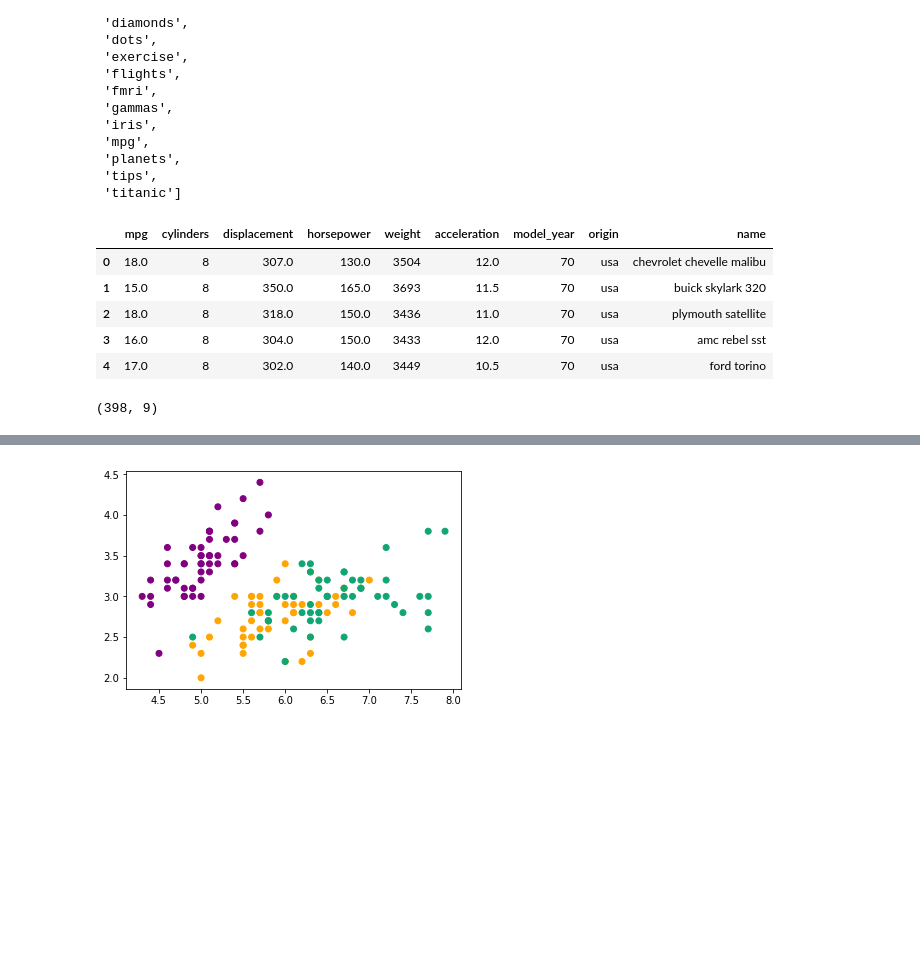
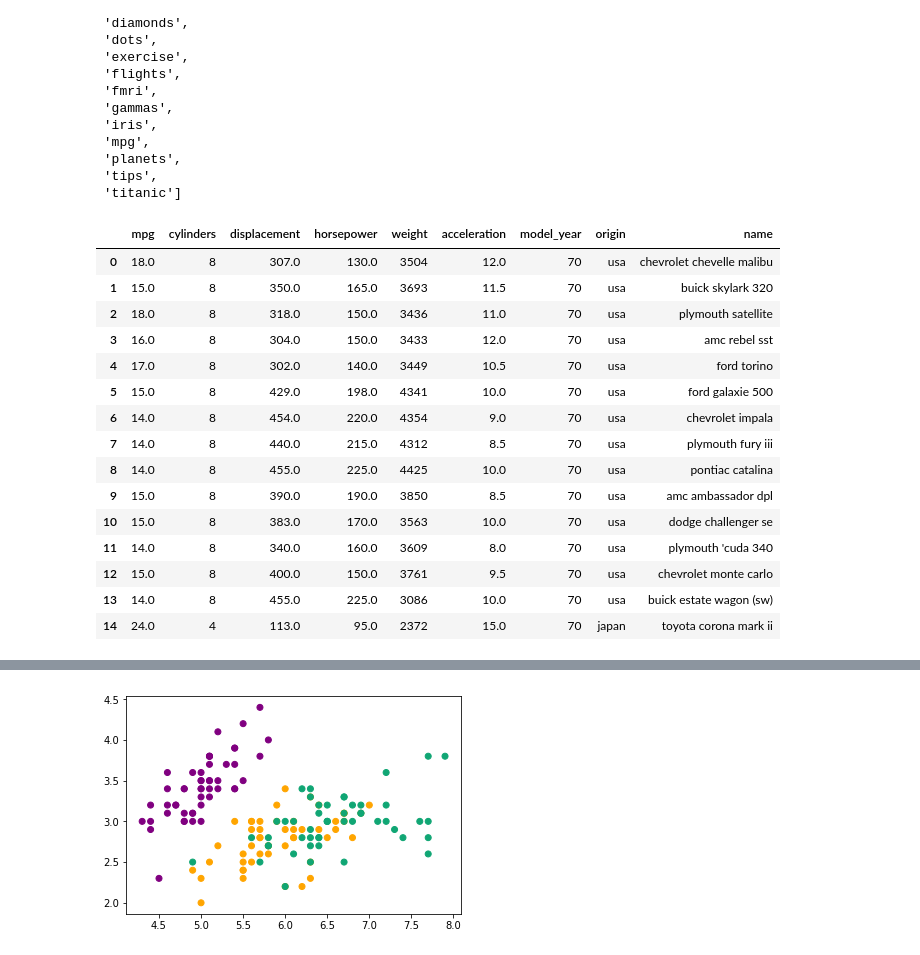
Before and after one commit to Brinkhuis/Cursus, a Jupyter notebook: notebooks/visualization.ipynb, the cells around one changed output, grey strips where cells are left out. Cells and saved outputs as stored; diff of their text form; code cells hidden in the pictures; blank space fills up the shorter version.

```diff
--- a/notebooks/visualization.ipynb
+++ b/notebooks/visualization.ipynb
@@ -307,15 +396,21 @@ sns.get_dataset_names()
  'titanic']
 # %%
 mpg = sns.load_dataset('mpg')
-mpg.head()
+mpg.head(15)
 # %% [output]
 |  | mpg | cylinders | displacement | horsepower | weight | acceleration | model_year | origin | name |
 | 0 | 18.0 | 8 | 307.0 | 130.0 | 3504 | 12.0 | 70 | usa | chevrolet chevelle malibu |
 | 1 | 15.0 | 8 | 350.0 | 165.0 | 3693 | 11.5 | 70 | usa | buick skylark 320 |
 | 2 | 18.0 | 8 | 318.0 | 150.0 | 3436 | 11.0 | 70 | usa | plymouth satellite |
 | 3 | 16.0 | 8 | 304.0 | 150.0 | 3433 | 12.0 | 70 | usa | amc rebel sst |
 | 4 | 17.0 | 8 | 302.0 | 140.0 | 3449 | 10.5 | 70 | usa | ford torino |
+| 5 | 15.0 | 8 | 429.0 | 198.0 | 4341 | 10.0 | 70 | usa | ford galaxie 500 |
+| 6 | 14.0 | 8 | 454.0 | 220.0 | 4354 | 9.0 | 70 | usa | chevrolet impala |
+| 7 | 14.0 | 8 | 440.0 | 215.0 | 4312 | 8.5 | 70 | usa | plymouth fury iii |
+| 8 | 14.0 | 8 | 455.0 | 225.0 | 4425 | 10.0 | 70 | usa | pontiac catalina |
+| 9 | 15.0 | 8 | 390.0 | 190.0 | 3850 | 8.5 | 70 | usa | amc ambassador dpl |
+| 10 | 15.0 | 8 | 383.0 | 170.0 | 3563 | 10.0 | 70 | usa | dodge challenger se |
+| 11 | 14.0 | 8 | 340.0 | 160.0 | 3609 | 8.0 | 70 | usa | plymouth 'cuda 340 |
+| 12 | 15.0 | 8 | 400.0 | 150.0 | 3761 | 9.5 | 70 | usa | chevrolet monte carlo |
+| 13 | 14.0 | 8 | 455.0 | 225.0 | 3086 | 10.0 | 70 | usa | buick estate wagon (sw) |
+| 14 | 24.0 | 4 | 113.0 | 95.0 | 2372 | 15.0 | 70 | japan | toyota corona mark ii |
-# %%
-mpg.shape
-# %% [output]
-(398, 9)
```
Also changed, not shown: parts of 79 cells of this notebook, 2 other files.
